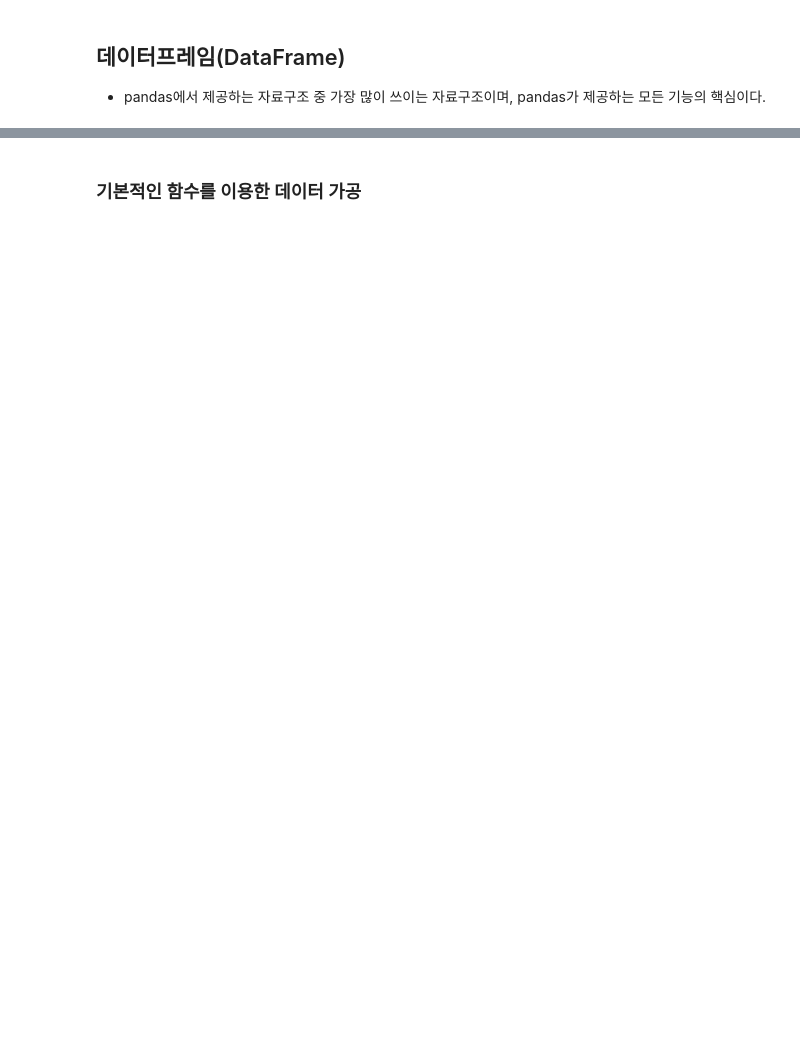
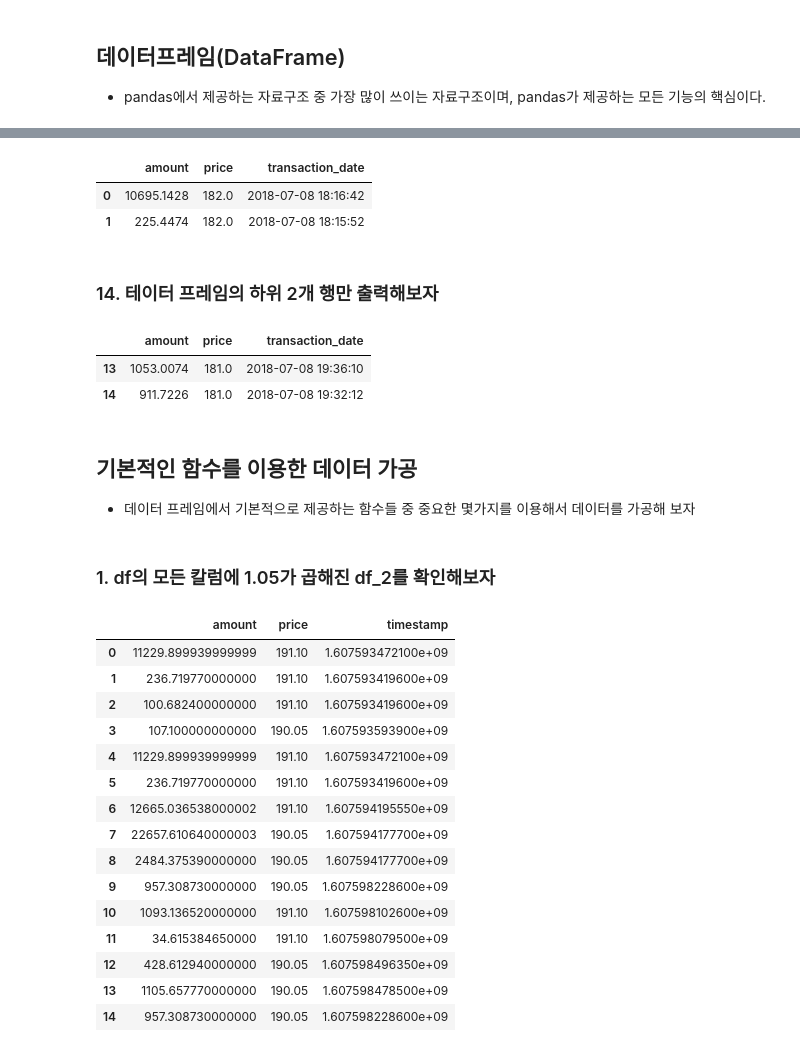
Before and after one commit to OnMyTeam/Auto-Trading, a Jupyter notebook: BitCoinDev_Jupyter/DataFrame.ipynb, the cells around one changed output, grey strips where cells are left out. Drawn from its saved outputs; the diff is of its cells as text; code cells hidden in the pictures; blank space fills up the shorter version.

```diff
--- a/BitCoinDev_Jupyter/DataFrame.ipynb
+++ b/BitCoinDev_Jupyter/DataFrame.ipynb
@@ -93,2 +260,44 @@ df.tail(2)
+# %%
+
+df.head(2)
+# %% [output]
+|  | amount | price | transaction_date |
+| 0 | 10695.1428 | 182.0 | 2018-07-08 18:16:42 |
+| 1 | 225.4474 | 182.0 | 2018-07-08 18:15:52 |
+# %% [markdown]
+### 14. 테이터 프레임의 하위 2개 행만 출력해보자
+# %%
+df.tail(2)
+# %% [output]
+|  | amount | price | transaction_date |
+| 13 | 1053.0074 | 181.0 | 2018-07-08 19:36:10 |
+| 14 | 911.7226 | 181.0 | 2018-07-08 19:32:12 |
 # %% [markdown]
-### 기본적인 함수를 이용한 데이터 가공
+## 기본적인 함수를 이용한 데이터 가공
+* 데이터 프레임에서 기본적으로 제공하는 함수들 중 중요한 몇가지를 이용해서 데이터를 가공해 보자
+# %% [markdown]
+### 1. df의 모든 칼럼에 1.05가 곱해진 df_2를 확인해보자
+# %%
+df = pd.DataFrame(result,columns=['amount', 'price','timestamp'])
+df['amount'] = df['amount'].astype(float)
+df['price'] = df['price'].astype(float)
+df['timestamp'] = df['timestamp'].astype(float)
+df_2 = df * 1.05
+df_2
+# %% [output]
+|  | amount | price | timestamp |
+| 0 | 11229.899939999999 | 191.10 | 1.607593472100e+09 |
+| 1 | 236.719770000000 | 191.10 | 1.607593419600e+09 |
+| 2 | 100.682400000000 | 191.10 | 1.607593419600e+09 |
+| 3 | 107.100000000000 | 190.05 | 1.607593593900e+09 |
+| 4 | 11229.899939999999 | 191.10 | 1.607593472100e+09 |
+| 5 | 236.719770000000 | 191.10 | 1.607593419600e+09 |
+| 6 | 12665.036538000002 | 191.10 | 1.607594195550e+09 |
+| 7 | 22657.610640000003 | 190.05 | 1.607594177700e+09 |
+| 8 | 2484.375390000000 | 190.05 | 1.607594177700e+09 |
+| 9 | 957.308730000000 | 190.05 | 1.607598228600e+09 |
+| 10 | 1093.136520000000 | 191.10 | 1.607598102600e+09 |
+| 11 | 34.615384650000 | 191.10 | 1.607598079500e+09 |
+| 12 | 428.612940000000 | 190.05 | 1.607598496350e+09 |
+| 13 | 1105.657770000000 | 190.05 | 1.607598478500e+09 |
+| 14 | 957.308730000000 | 190.05 | 1.607598228600e+09 |
```
Also changed, not shown: parts of 40 cells of this notebook.
